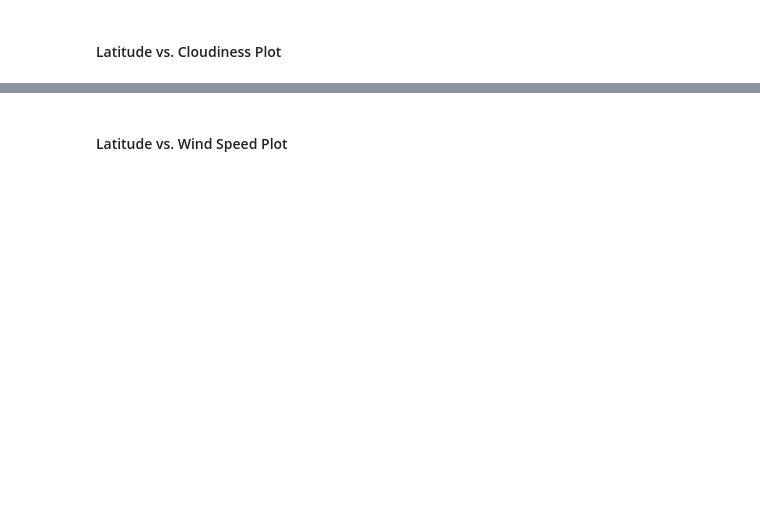
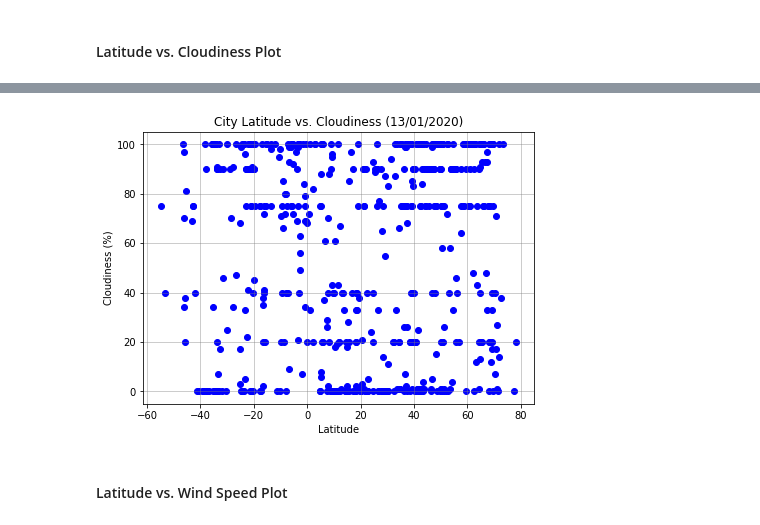
Before and after one commit to fcorreia3/python-api-challenge, a Jupyter notebook: starter_code/WeatherPy-FC.ipynb, the cells around one changed output, grey strips where cells are left out. Cells and saved outputs as stored; diff of their text form; code cells hidden in the pictures; blank space fills up the shorter version.

```diff
--- a/starter_code/WeatherPy-FC.ipynb
+++ b/starter_code/WeatherPy-FC.ipynb
@@ -187,0 +350,16 @@ dtype: int64
+# %%
+# Generate the plot: Latitude vs Cloudiness
+fig = plt.figure(figsize=(7,5))
+
+plt.scatter(weather_data['lat'], weather_data['cloudiness'], marker="o", facecolors="blue", edgecolors="blue")
+
+plt.grid(color='grey', alpha=0.5)
+
+plt.title("City Latitude vs. Cloudiness (13/01/2020)")
+plt.xlabel("Latitude")
+plt.ylabel("Cloudiness (%)")
+
+plt.savefig("../Images/lat-cloudiness.png")
+plt.show()
+# %% [output]
+[figure, added]
```
Also changed, not shown: parts of 34 cells of this notebook, 8 other files.
